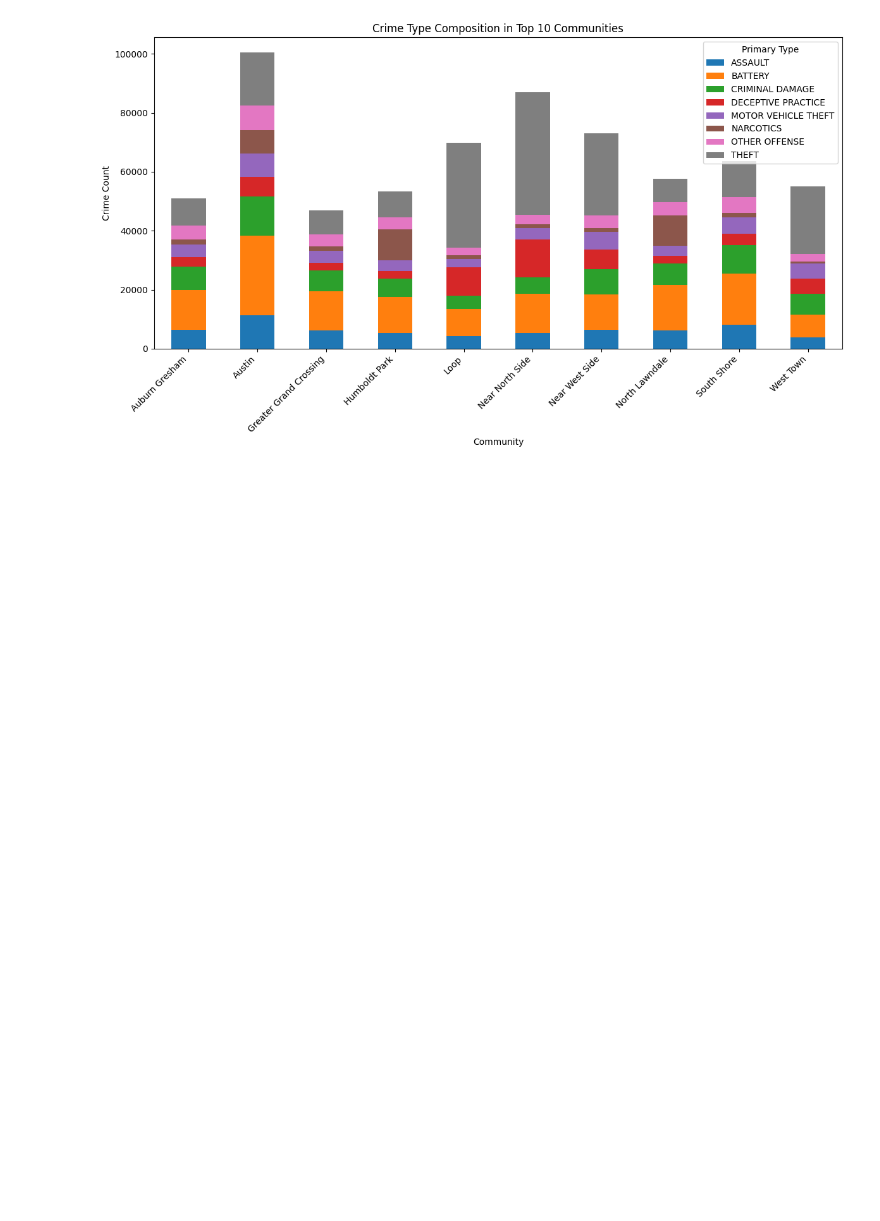
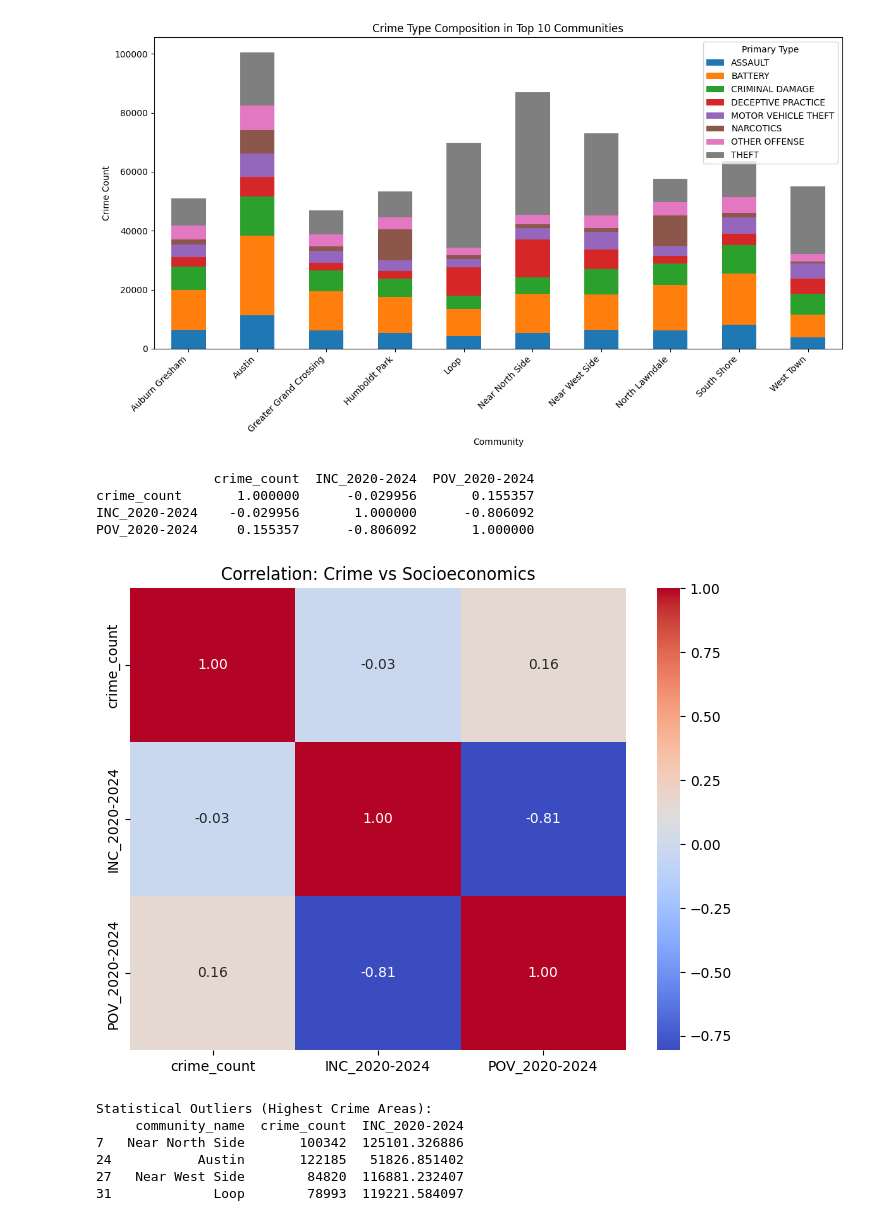
Before and after one commit to Ansh1375/TeamLucki, a Jupyter notebook: islab.ipynb, the cells around one changed output. Cells and saved outputs as stored; diff of their text form; code cells hidden in the pictures; blank space fills up the shorter version.

```diff
--- a/islab.ipynb
+++ b/islab.ipynb
@@ -253,3 +255,38 @@ plt.tight_layout()
 plt.show()
 # %% [output]
 [figure]
+# %%
+analysis['INC_2020-2024'] = pd.to_numeric(analysis['INC_2020-2024'])
+analysis['POV_2020-2024'] = pd.to_numeric(analysis['POV_2020-2024'])
+
+corr_matrix = analysis[['crime_count', 'INC_2020-2024', 'POV_2020-2024']].corr()
+print(corr_matrix)
+plt.figure(figsize=(8,6))
+sns.heatmap(corr_matrix, annot=True, cmap='coolwarm', fmt=".2f")
+plt.title('Correlation: Crime vs Socioeconomics')
+plt.show()
+# %% [output]
+               crime_count  INC_2020-2024  POV_2020-2024
+crime_count       1.000000      -0.029956       0.155357
+INC_2020-2024    -0.029956       1.000000      -0.806092
+POV_2020-2024     0.155357      -0.806092       1.000000
+[figure, added]
+# %%
+analysis['INC_2020-2024'] = pd.to_numeric(analysis['INC_2020-2024'], errors='coerce')
+analysis['crime_count'] = pd.to_numeric(analysis['crime_count'], errors='coerce')
+
+crime_mean = analysis['crime_count'].mean()
+crime_std = analysis['crime_count'].std()
+
+analysis['crime_zscore'] = (analysis['crime_count'] - crime_mean) / crime_std
+
+outliers = analysis[analysis['crime_zscore'] > 2]
+print("Statistical Outliers (Highest Crime Areas):")
+print(outliers[['community_name', 'crime_count', 'INC_2020-2024']])
+# %% [output]
+Statistical Outliers (Highest Crime Areas):
+     community_name  crime_count  INC_2020-2024
+7   Near North Side       100342  125101.326886
+24           Austin       122185   51826.851402
+27   Near West Side        84820  116881.232407
+31             Loop        78993  119221.584097
```
Also changed, not shown: parts of 5 cells of this notebook, 9 other files.
